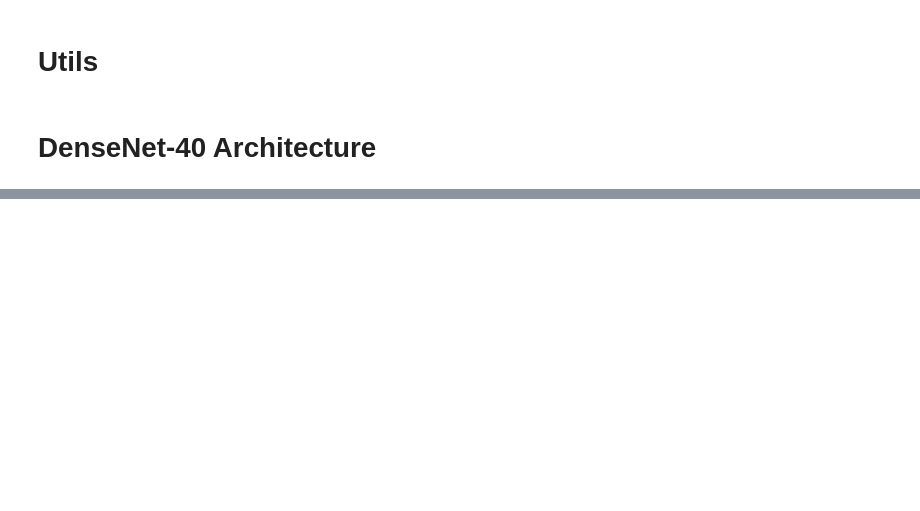
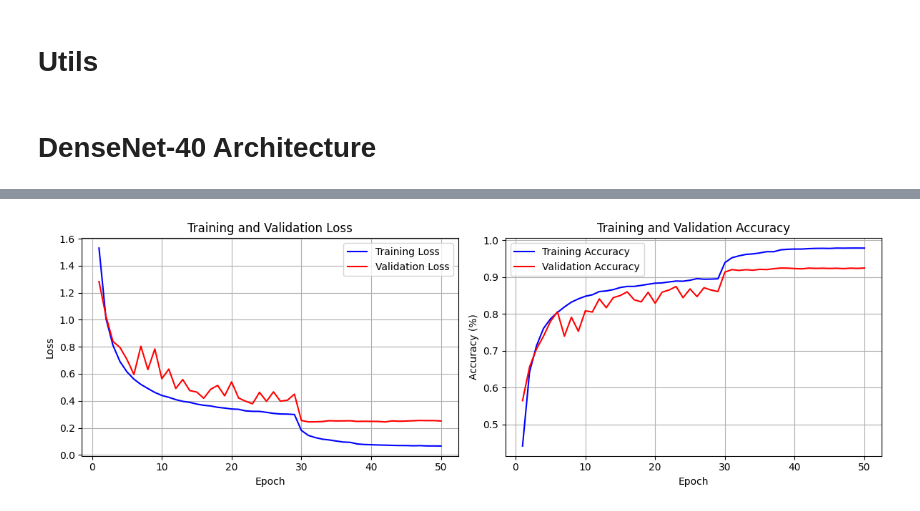
Before and after one commit to Hamza-Ali0237/PyTorch-Projects, a Jupyter notebook: Paper_Implementations/DenseNet/DenseNet-40.ipynb, the cells around one changed output, grey strips where cells are left out. Cells and saved outputs as stored; diff of their text form; code cells hidden in the pictures; blank space fills up the shorter version.

Commit message:
DenseNet-40 Training Complete

```diff
--- a/Paper_Implementations/DenseNet/DenseNet-40.ipynb
+++ b/Paper_Implementations/DenseNet/DenseNet-40.ipynb
@@ -281,0 +295,4 @@ class DenseNet40(nn.Module):
+# %%
+densenet_40_model = DenseNet40(in_channels=3, out_channels=16, k=12, L=40, num_classes=10).to(device)
+densenet_40_model._initialize_weights()
+print(densenet_40_model)
@@ -281,0 +317,25 @@ class DenseNet40(nn.Module):
+# %%
+criterion, optimizer, scheduler = get_training_protocol(densenet_40_model, lr=0.1, momentum=0.9, weight_decay=0.0001)
+# %%
+train_loader, test_loader = get_dataloaders(batch_size=64)
+# %%
+EPOCHS = 50
+
+train_history = {"train_loss":[], "train_acc":[]}
+val_history = {"val_loss":[], "val_acc":[]}
+
+for epoch in range(EPOCHS):
+    train_loss, train_acc = train_one_epoch(densenet_40_model, train_loader, optimizer, criterion, device)
+    val_loss, val_acc = validate(densenet_40_model, test_loader, criterion, device)
+
+    scheduler.step(val_loss)
+
+    train_history["train_loss"].append(train_loss)
+    train_history["train_acc"].append(train_acc)
+
+    val_history["val_loss"].append(val_loss)
+    val_history["val_acc"].append(val_acc)
+
+    print(f"Epoch {epoch+1}/{EPOCHS} - Train Loss: {train_loss:.4f}, Train Acc: {train_acc:.4f}, Val Loss: {val_loss:.4f}, Val Acc: {val_acc:.4f}")
+
+print("\nTraining Complete")
@@ -281,0 +360,4 @@ class DenseNet40(nn.Module):
+# %%
+plot_learning_curves(train_history["train_loss"], val_history["val_loss"], train_history["train_acc"], val_history["val_acc"])
+# %% [output]
+[figure, added]
```
Also changed, not shown: parts of 4 cells of this notebook.
